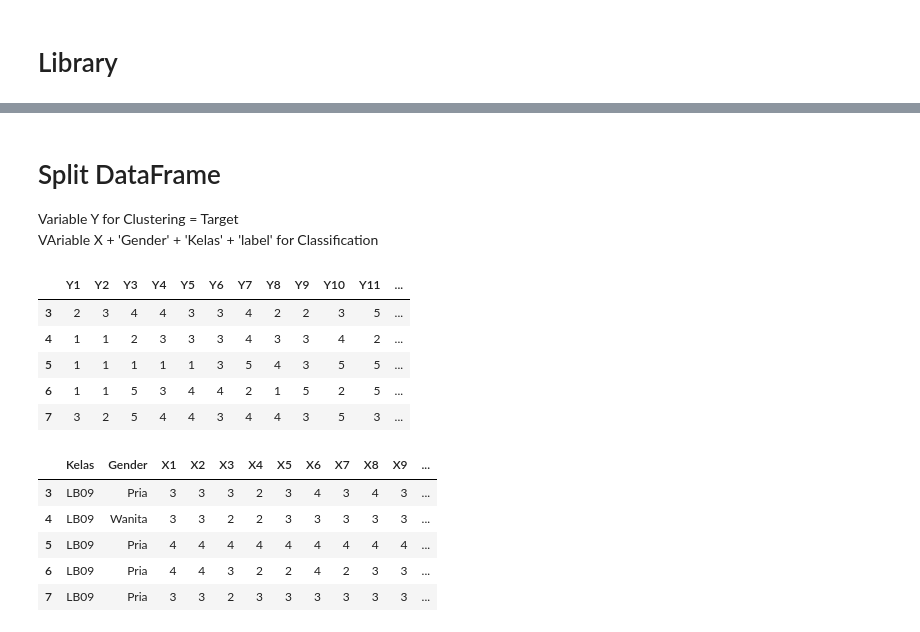
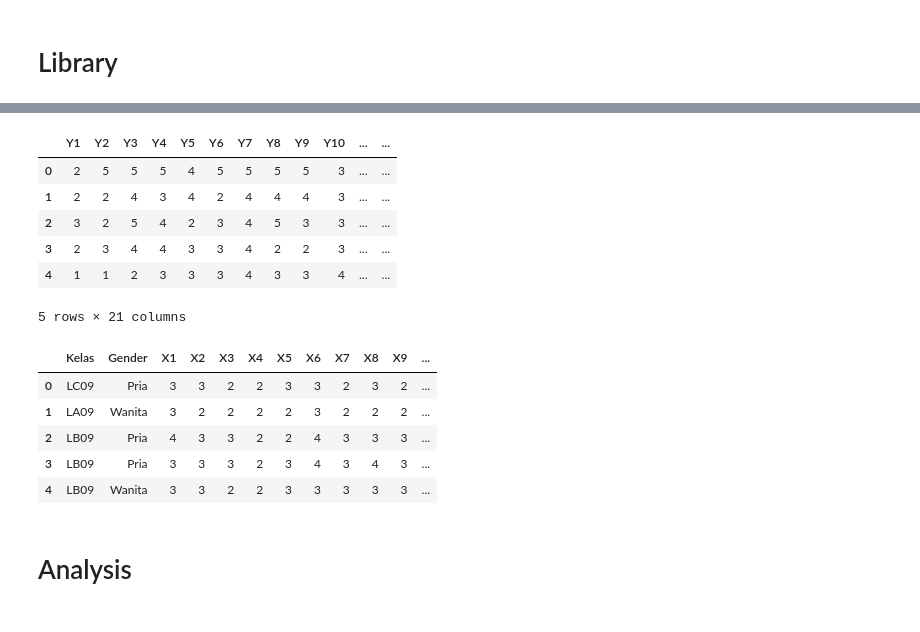
Before and after one commit to williamuntung/Pengaruh-Efikasi-Diri-Terhadap-Tingkat-Stress-Periode-UTS-Data-Science-B28, a Jupyter notebook: modeling.ipynb, the cells around one changed output, grey strips where cells are left out. Saved outputs shown, nothing was run; the diff lists cells and outputs as text; code cells hidden in the pictures.

```diff
--- a/modeling.ipynb
+++ b/modeling.ipynb
@@ -66,4 +9,0 @@ df.iloc[:, 28:33].head()
-# %% [markdown]
-# Split DataFrame
-Variable Y for Clustering = Target<br>
-VAriable X + 'Gender' + 'Kelas' + 'label' for Classification
@@ -72,9 +10,13 @@ var_y = df.iloc[:, 3:23]
+# %%
+var_y = pd.read_csv('var_y.csv')
+df = pd.read_csv('df.csv')
 # %%
 var_y.head()
 # %% [output]
-|  | Y1 | Y2 | Y3 | Y4 | Y5 | Y6 | Y7 | Y8 | Y9 | Y10 | Y11 | ... |
-| 3 | 2 | 3 | 4 | 4 | 3 | 3 | 4 | 2 | 2 | 3 | 5 | ... |
-| 4 | 1 | 1 | 2 | 3 | 3 | 3 | 4 | 3 | 3 | 4 | 2 | ... |
-| 5 | 1 | 1 | 1 | 1 | 1 | 3 | 5 | 4 | 3 | 5 | 5 | ... |
-| 6 | 1 | 1 | 5 | 3 | 4 | 4 | 2 | 1 | 5 | 2 | 5 | ... |
-| 7 | 3 | 2 | 5 | 4 | 4 | 3 | 4 | 4 | 3 | 5 | 3 | ... |
+|  | Y1 | Y2 | Y3 | Y4 | Y5 | Y6 | Y7 | Y8 | Y9 | Y10 | ... | ... |
+| 0 | 2 | 5 | 5 | 5 | 4 | 5 | 5 | 5 | 5 | 3 | ... | ... |
+| 1 | 2 | 2 | 4 | 3 | 4 | 2 | 4 | 4 | 4 | 3 | ... | ... |
+| 2 | 3 | 2 | 5 | 4 | 2 | 3 | 4 | 5 | 3 | 3 | ... | ... |
+| 3 | 2 | 3 | 4 | 4 | 3 | 3 | 4 | 2 | 2 | 3 | ... | ... |
+| 4 | 1 | 1 | 2 | 3 | 3 | 3 | 4 | 3 | 3 | 4 | ... | ... |
+5 rows × 21 columns
@@ -83,9 +23,11 @@ df_final = pd.concat([df.iloc[:, 1:3], df.iloc[:, 23:33]], axis = 1)
 # %%
-df_final.head()
+df.head()
 # %% [output]
 |  | Kelas | Gender | X1 | X2 | X3 | X4 | X5 | X6 | X7 | X8 | X9 | ... |
+| 0 | LC09 | Pria | 3 | 3 | 2 | 2 | 3 | 3 | 2 | 3 | 2 | ... |
+| 1 | LA09 | Wanita | 3 | 2 | 2 | 2 | 2 | 3 | 2 | 2 | 2 | ... |
+| 2 | LB09 | Pria | 4 | 3 | 3 | 2 | 2 | 4 | 3 | 3 | 3 | ... |
 | 3 | LB09 | Pria | 3 | 3 | 3 | 2 | 3 | 4 | 3 | 4 | 3 | ... |
 | 4 | LB09 | Wanita | 3 | 3 | 2 | 2 | 3 | 3 | 3 | 3 | 3 | ... |
-| 5 | LB09 | Pria | 4 | 4 | 4 | 4 | 4 | 4 | 4 | 4 | 4 | ... |
-| 6 | LB09 | Pria | 4 | 4 | 3 | 2 | 2 | 4 | 2 | 3 | 3 | ... |
-| 7 | LB09 | Pria | 3 | 3 | 2 | 3 | 3 | 3 | 3 | 3 | 3 | ... |
+# %% [markdown]
+# Analysis
```
Also changed, not shown: parts of 33 cells of this notebook.
